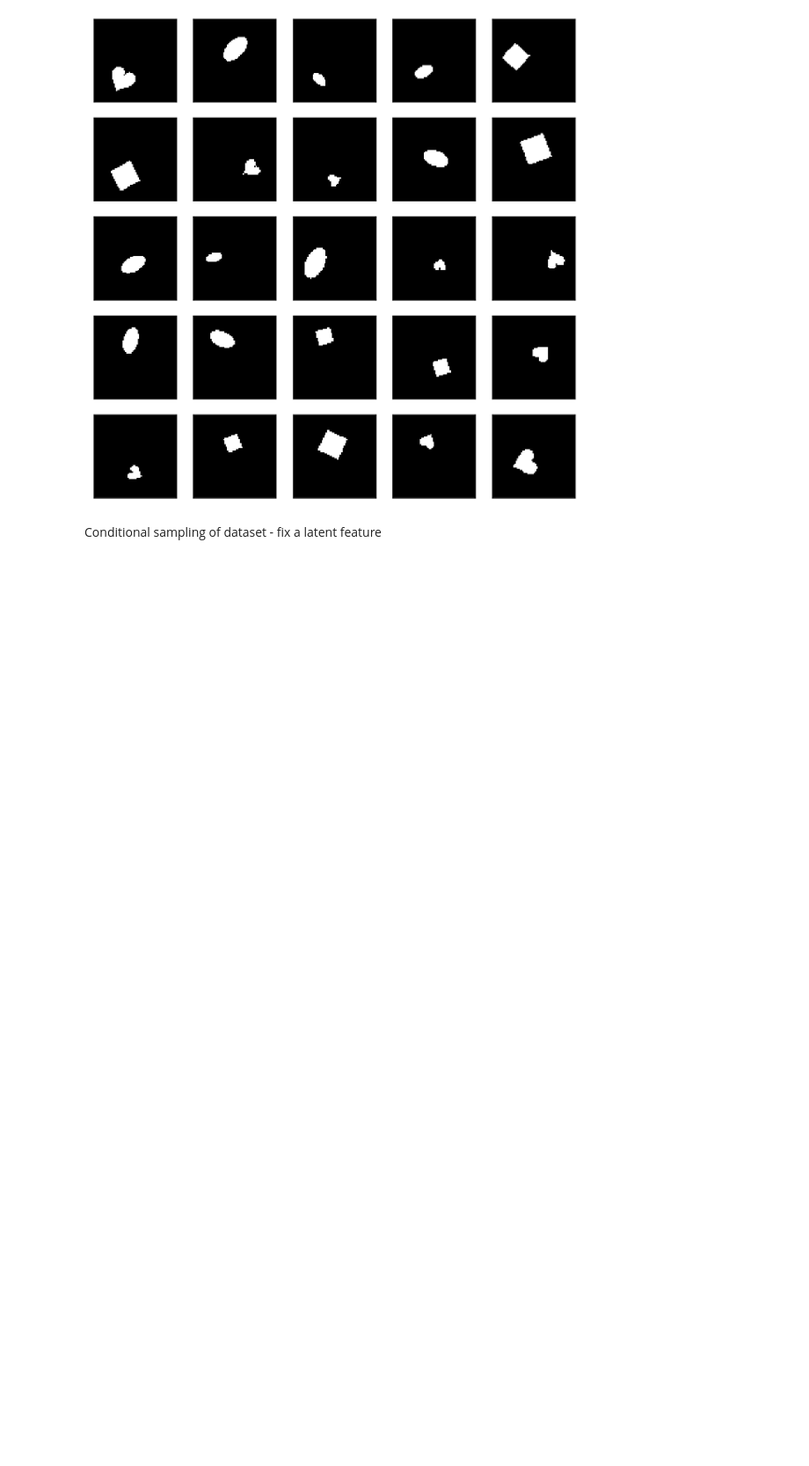
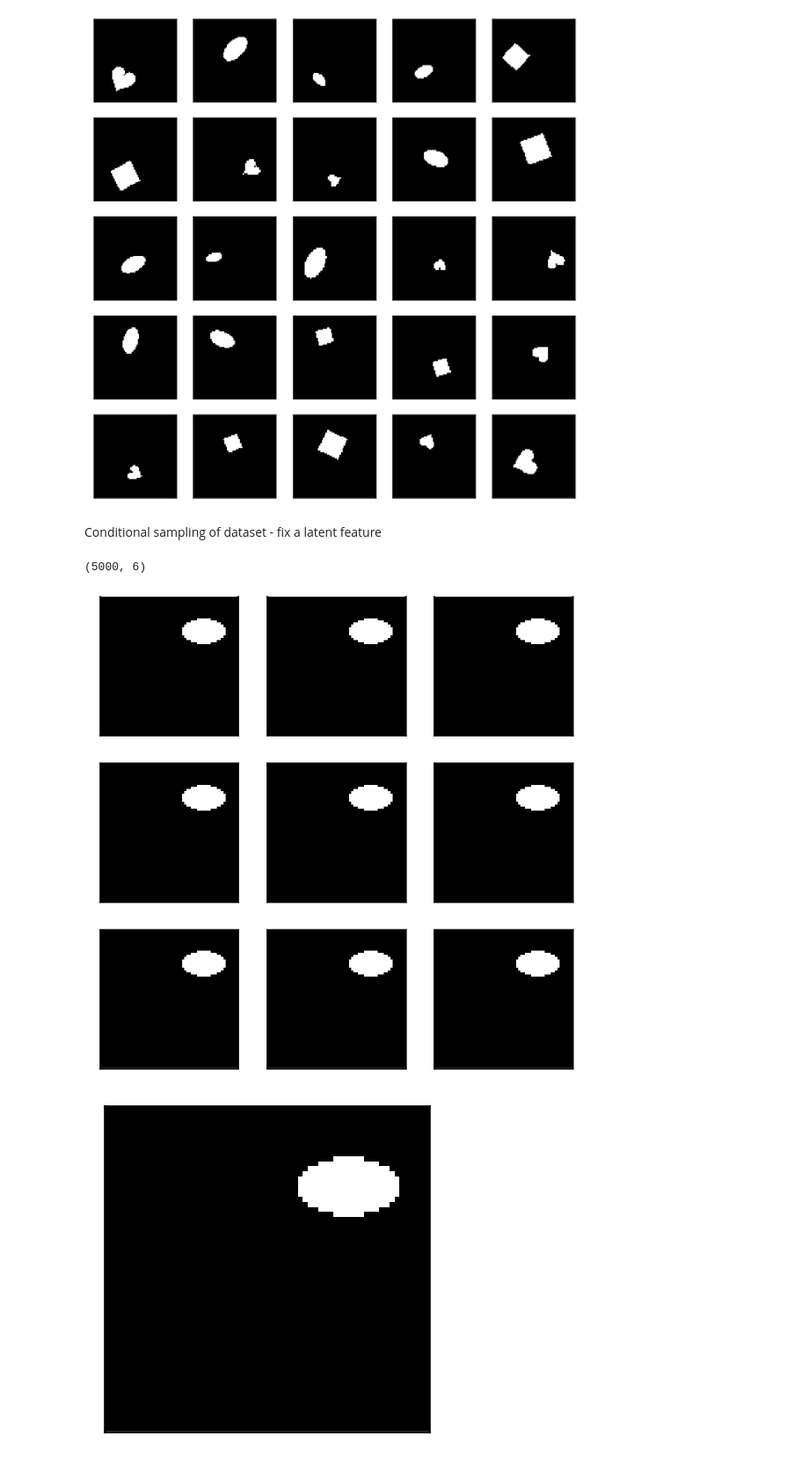
Before and after one commit to sunnysjys/platonianform, a Jupyter notebook: dsprites/dataset_loader.ipynb, the cells around one changed output. Shown at 88% size. Cells and saved outputs as stored; diff of their text form; code cells hidden in the pictures; blank space fills up the shorter version.

```diff
--- a/dsprites/dataset_loader.ipynb
+++ b/dsprites/dataset_loader.ipynb
@@ -92,3 +92,27 @@ show_images_grid(imgs_sampled)
 [figure]
 # %% [markdown]
 Conditional sampling of dataset - fix a latent feature
+# %%
+images_to_save = np.array([])
+## Fix posX latent to left
+latents_sampled = sample_latent(size=5000)
+# returns sample_size, 6 latents array ('color', 'shape', 'scale', 'orientation', 'posX', 'posY')
+print(latents_sampled.shape)
+latents_sampled[:, 1] = 1 # fix shape to the square
+latents_sampled[:, 2] = 3 # fix scale to the middle size
+latents_sampled[:, 3] = 0 # fix orientation to horizontal
+latents_sampled[:, 5] = 0 # fix posY to the top
+latents_sampled[:, 4] = 31
+
+indices_sampled = latent_to_index(latents_sampled)
+imgs_sampled = imgs[indices_sampled]
+
+# Samples
+show_images_grid(imgs_sampled, 9)
+
+# # Show the density too to check
+show_density(imgs_sampled)
+# %% [output]
+(5000, 6)
+[figure, added]
+[figure, added]
```
Also changed, not shown: parts of 4 cells of this notebook, 3 other files.
